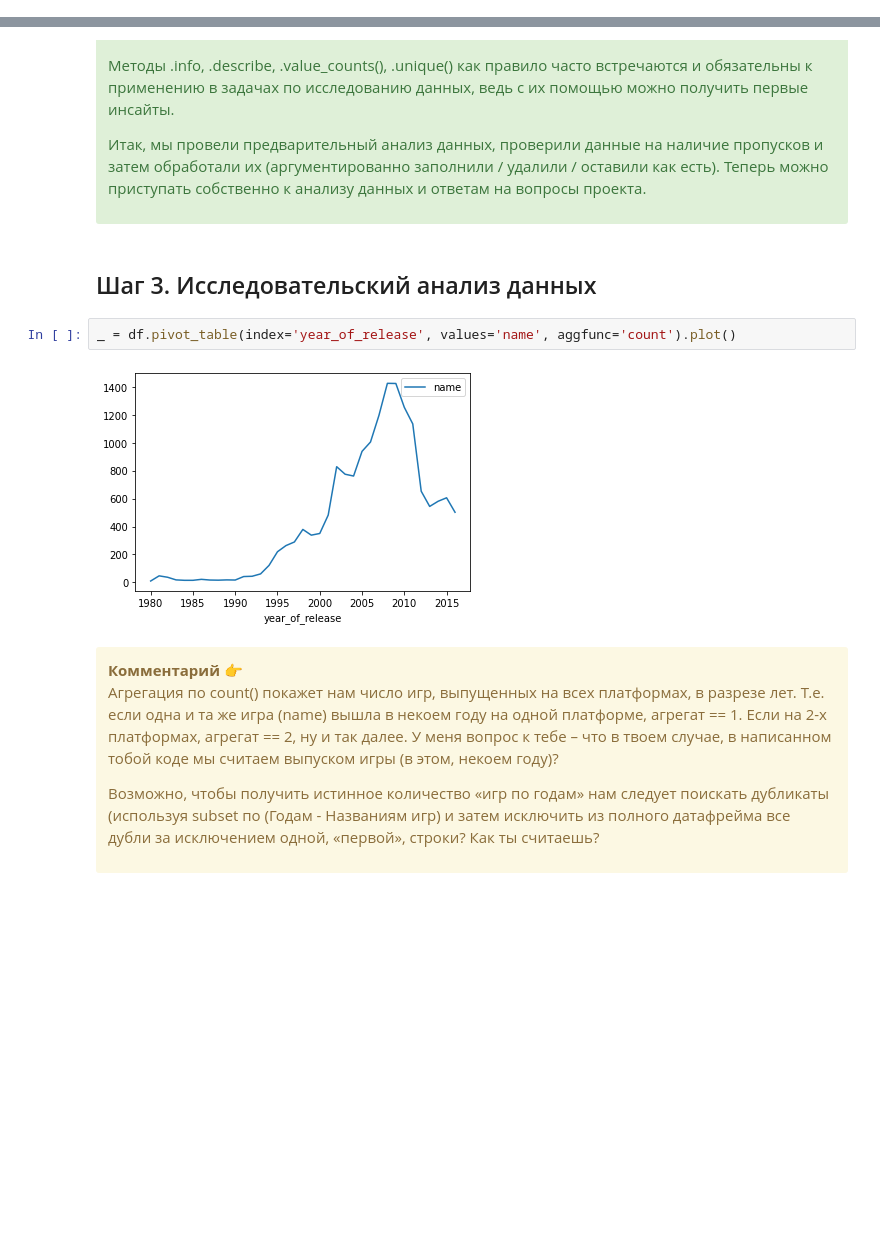
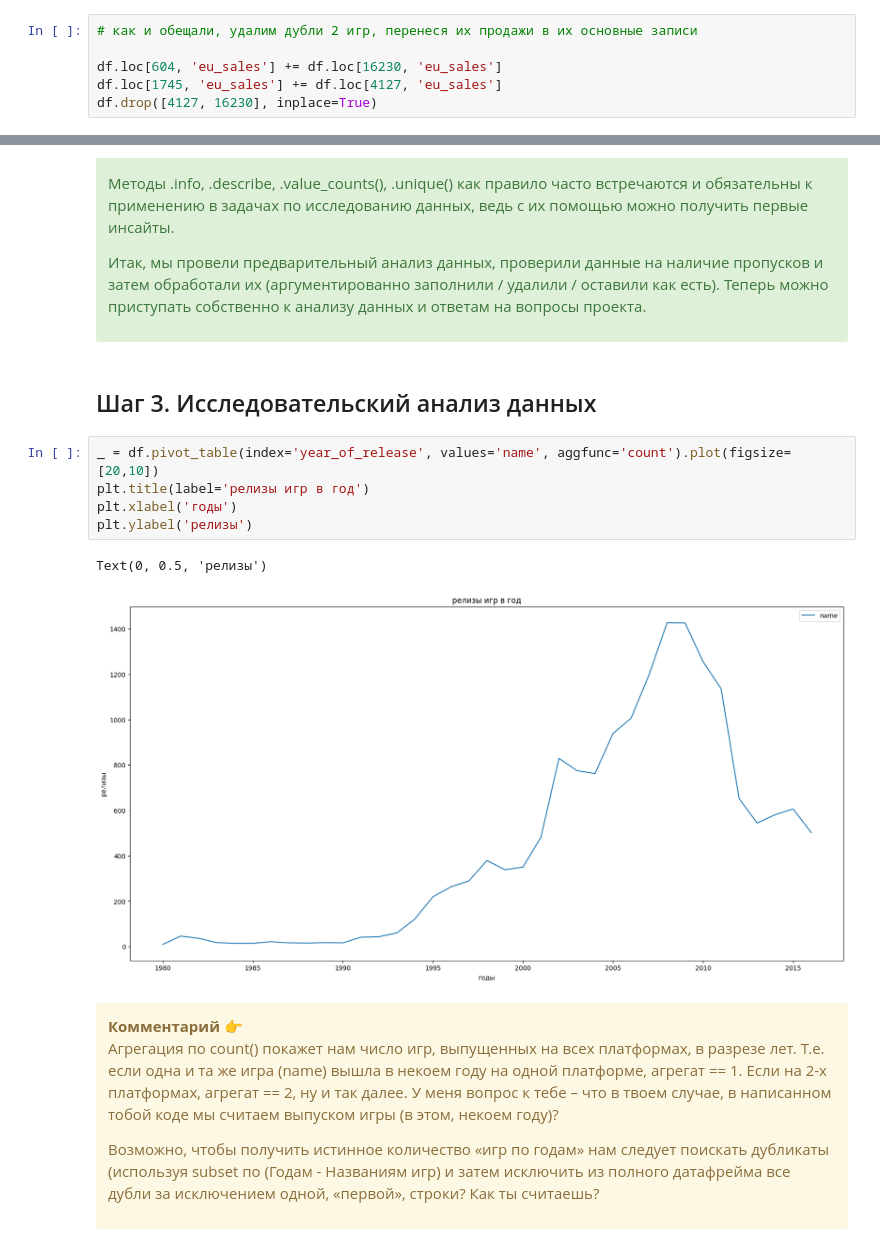
Before and after one commit to ndelenyan/practicum, a Jupyter notebook: sprint08/sprint08-02.ipynb, the cells around one changed output, grey strips where cells are left out. Drawn from its saved outputs; the diff is of its cells as text; blank space fills up the shorter version.

```diff
--- a/sprint08/sprint08-02.ipynb
+++ b/sprint08/sprint08-02.ipynb
@@ -219,2 +323,8 @@ df.sample(10)
 # %%
 df = df[~df.name.isna()]
+# %%
+# как и обещали, удалим дубли 2 игр, перенеся их продажи в их основные записи
+
+df.loc[604, 'eu_sales'] += df.loc[16230, 'eu_sales']
+df.loc[1745, 'eu_sales'] += df.loc[4127, 'eu_sales']
+df.drop([4127, 16230], inplace=True)
@@ -473,11 +666,16 @@ df.sample(10)
 
 Итак, мы провели предварительный анализ данных, проверили данные на наличие пропусков и затем обработали их (аргументированно заполнили / удалили / оставили как есть). Теперь можно приступать собственно к анализу данных и ответам на вопросы проекта.</div>
 # %% [markdown]
+<a id='step3'></a>
 ## Шаг 3. Исследовательский анализ данных
 # %%
-_ = df.pivot_table(index='year_of_release', values='name', aggfunc='count').plot()
+_ = df.pivot_table(index='year_of_release', values='name', aggfunc='count').plot(figsize=[20,10])
+plt.title(label='релизы игр в год')
+plt.xlabel('годы')
+plt.ylabel('релизы')
 # %% [output]
+Text(0, 0.5, 'релизы')
-[figure, old version]
+[figure, new version]
 # %% [markdown]
 <div class="alert alert-warning">
 <b>Комментарий 👉</b>
```
Also changed, not shown: parts of 67 cells of this notebook.
